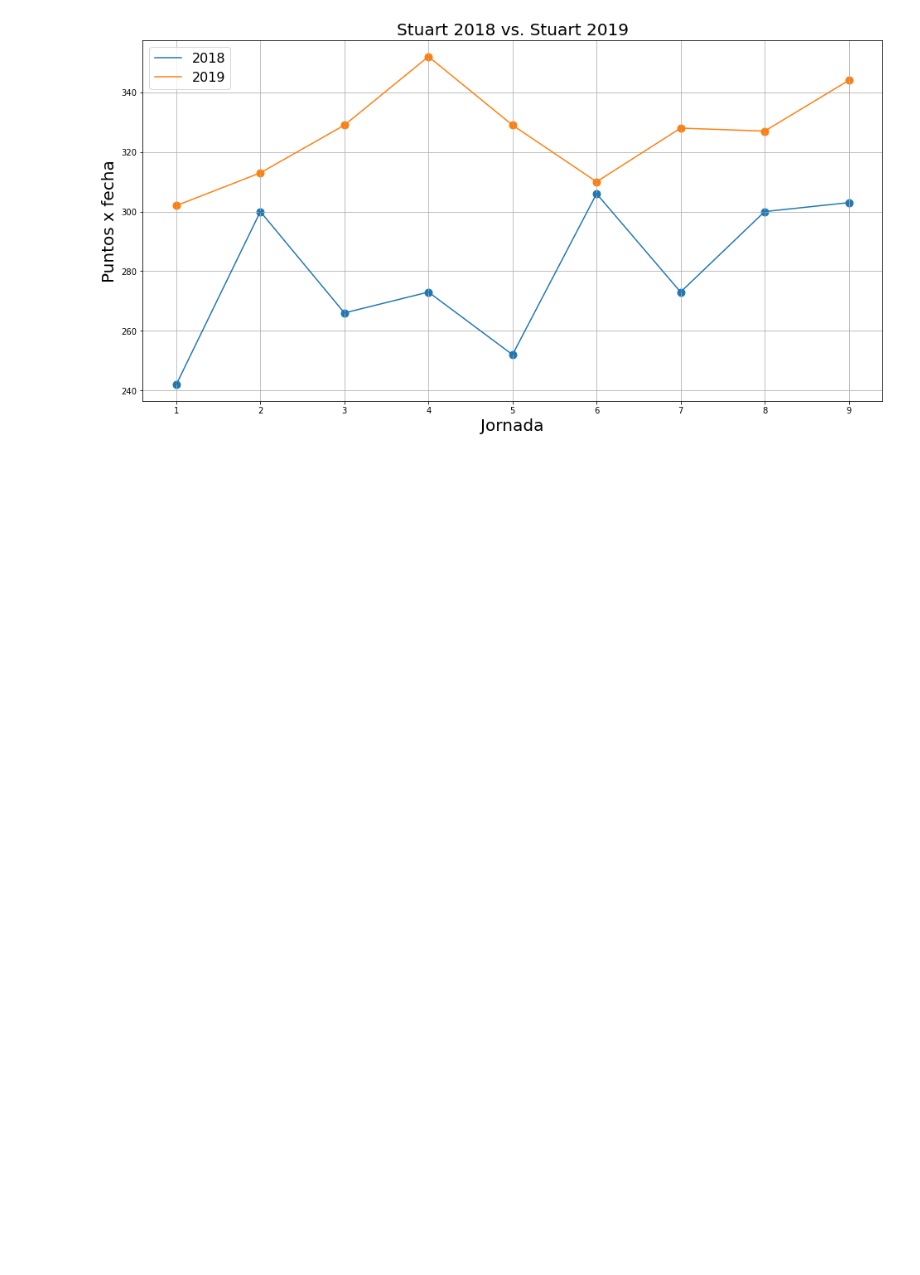
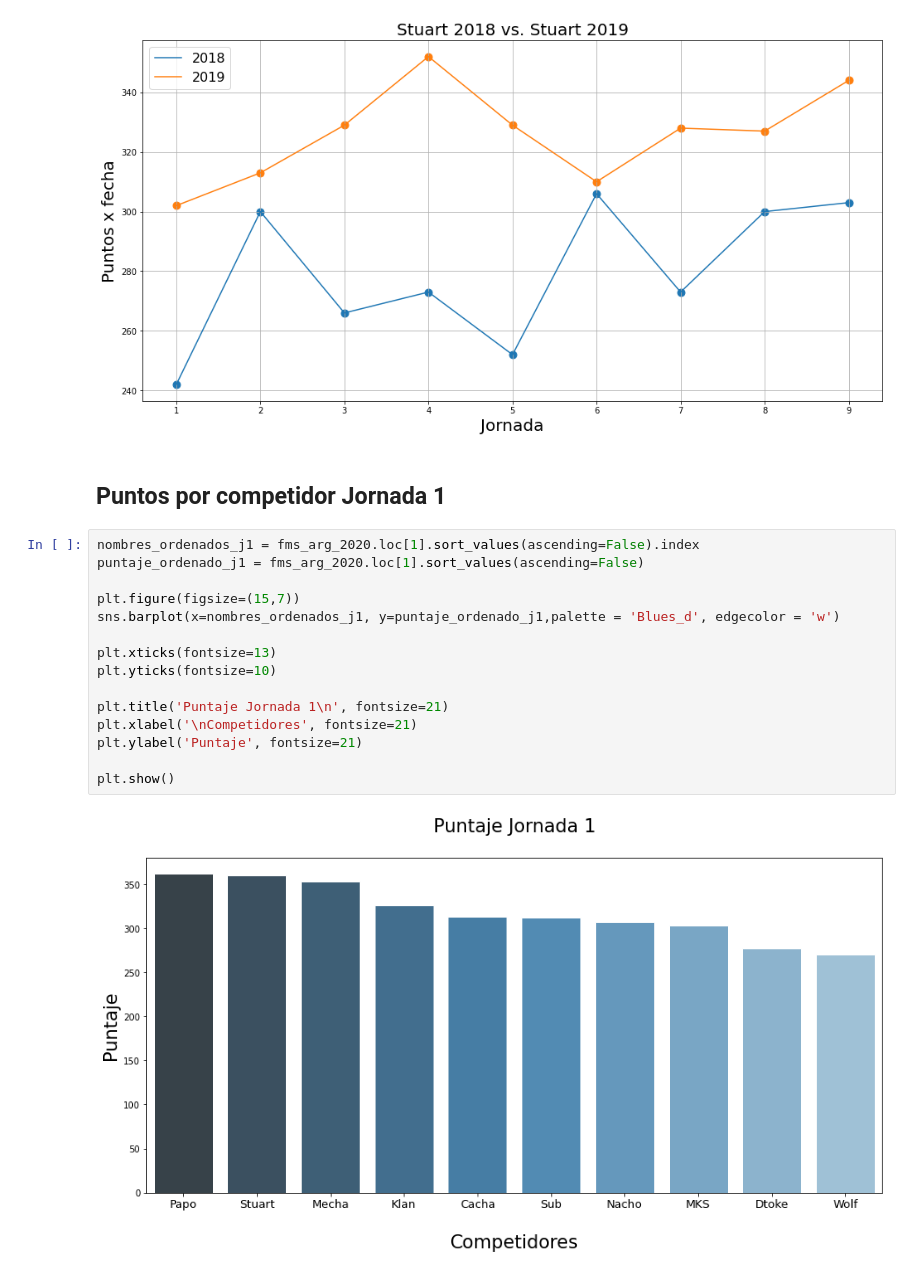
Before and after one commit to tomipalazzo/fms, a Jupyter notebook: notebooks/fms_arg_2018.ipynb, the cells around one changed output. Drawn from its saved outputs; the diff is of its cells as text; blank space fills up the shorter version.

Commit message:
Logre ordenar el barplot por puntaje

```diff
--- a/notebooks/fms_arg_2018.ipynb
+++ b/notebooks/fms_arg_2018.ipynb
@@ -85,3 +89,22 @@ plt.grid()
 plt.show()
 # %% [output]
 [figure]
+# %% [markdown]
+## Puntos por competidor Jornada 1
+# %%
+nombres_ordenados_j1 = fms_arg_2020.loc[1].sort_values(ascending=False).index
+puntaje_ordenado_j1 = fms_arg_2020.loc[1].sort_values(ascending=False)
+
+plt.figure(figsize=(15,7))
+sns.barplot(x=nombres_ordenados_j1, y=puntaje_ordenado_j1,palette = 'Blues_d', edgecolor = 'w')
+
+plt.xticks(fontsize=13)
+plt.yticks(fontsize=10)
+
+plt.title('Puntaje Jornada 1\n', fontsize=21)
+plt.xlabel('\nCompetidores', fontsize=21)
+plt.ylabel('Puntaje', fontsize=21)
+
+plt.show()
+# %% [output]
+[figure, added]
```
Also changed, not shown: parts of 4 cells of this notebook, 3 other files.
